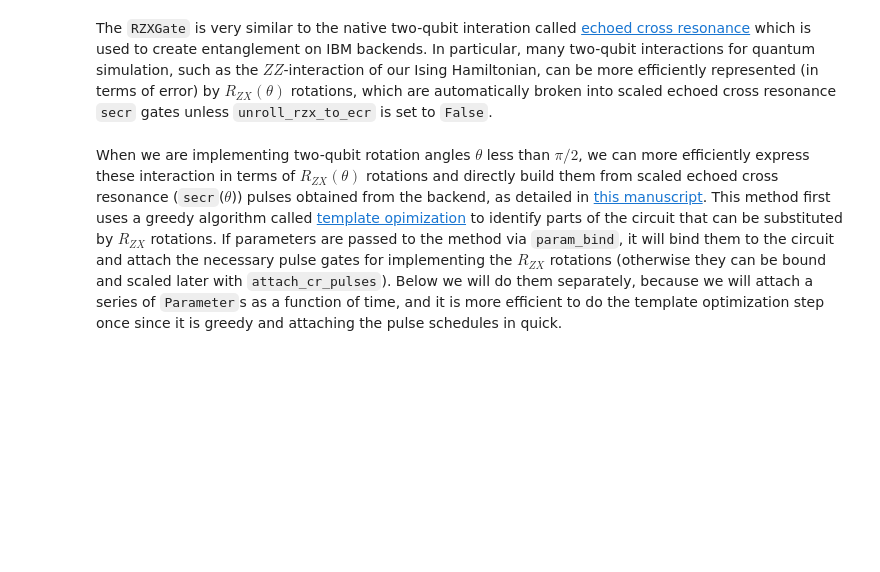
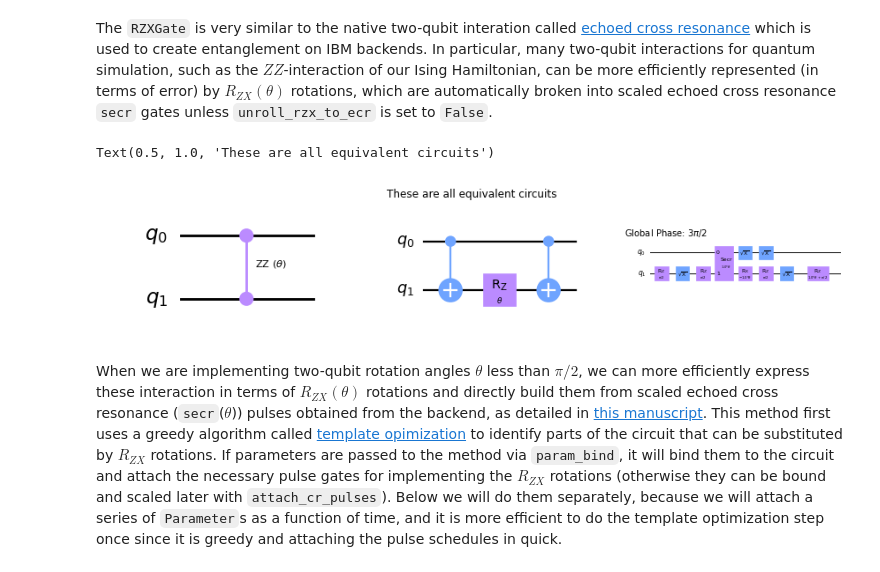
Before and after one commit to qiskit-community/qiskit-research, a Jupyter notebook: docs/getting_started.ipynb, the cells around one changed output. Cells and saved outputs as stored; diff of their text form; code cells hidden in the pictures; blank space fills up the shorter version.

```diff
--- a/docs/getting_started.ipynb
+++ b/docs/getting_started.ipynb
@@ -29,8 +29,8 @@ plt.style.use("default")
 
 IBMQ.load_account()
 provider = IBMQ.get_provider(hub='ibm-q-internal', group='deployed', project='default')
-# backend = provider.get_backend("ibm_auckland")
-backend = provider.get_backend("ibmq_qasm_simulator")
+backend = provider.get_backend("ibm_auckland")
+# backend = provider.get_backend("ibmq_qasm_simulator")
 # %% [markdown]
 ## Problem: Quantum Simulation
 
@@ -147,20 +151,23 @@ qc_rzx.draw("mpl", ax=ax2)
 # %% [markdown]
 The `RZXGate` is very similar to the native two-qubit interation called [echoed cross resonance](https://arxiv.org/abs/1603.04821) which is used to create entanglement on IBM backends. In particular, many two-qubit interactions for quantum simulation, such as the $ZZ$-interaction of our Ising Hamiltonian, can be more efficiently represented (in terms of error) by $R_{ZX}(\theta)$ rotations, which are automatically broken into scaled echoed cross resonance `secr` gates unless `unroll_rzx_to_ecr` is set to `False`.
 # %%
-# from qiskit_research.utils.convenience import scale_cr_pulses
+from qiskit_research.utils.convenience import scale_cr_pulses
 
-# theta = Parameter("$\\theta$")
+theta = Parameter("$\\theta$")
 
-# qc = QuantumCircuit(2)
-# qc.rzz(theta, 0, 1)
-# qc_cx = transpile(qc, basis_gates=["rz", "sx", "cx"])
-# qc_rzx = scale_cr_pulses(qc_cx, backend)  # unroll_rzx_to_ecr = True, param_bind = {}
+qc = QuantumCircuit(2)
+qc.rzz(theta, 0, 1)
+qc_cx = transpile(qc, basis_gates=["rz", "sx", "cx"])
+qc_rzx = scale_cr_pulses(qc_cx, backend)  # unroll_rzx_to_ecr = True, param_bind = {}
 
-# fig, (ax1, ax2, ax3) = plt.subplots(1, 3, figsize=(15, 6))
-# qc.draw("mpl", ax=ax1)
-# qc_cx.draw("mpl", ax=ax2)
-# qc_rzx.draw("mpl", ax=ax3)
-# ax2.set_title("These are all equivalent circuits")
+fig, (ax1, ax2, ax3) = plt.subplots(1, 3, figsize=(15, 6))
+qc.draw("mpl", ax=ax1)
+qc_cx.draw("mpl", ax=ax2)
+qc_rzx.draw("mpl", ax=ax3)
+ax2.set_title("These are all equivalent circuits")
+# %% [output]
+Text(0.5, 1.0, 'These are all equivalent circuits')
+[figure, added]
 # %% [markdown]
 When we are implementing two-qubit rotation angles $\theta$ less than $\pi/2$, we can more efficiently express these interaction in terms of $R_{ZX}(\theta)$ rotations and directly build them from scaled echoed cross resonance (`secr`($\theta$)) pulses obtained from the backend, as detailed in [this manuscript](http://arxiv.org/abs/2012.11660). This method first uses a greedy algorithm called [template opimization](http://arxiv.org/abs/1909.05270) to identify parts of the circuit that can be substituted by $R_{ZX}$ rotations. If parameters are passed to the method via `param_bind`, it will bind them to the circuit and attach the necessary pulse gates for implementing the $R_{ZX}$ rotations (otherwise they can be bound and scaled later with `attach_cr_pulses`). Below we will do them separately, because we will attach a series of `Parameter`s as a function of time, and it is more efficient to do the template optimization step once since it is greedy and attaching the pulse schedules in quick.
 # %%
```
Also changed, not shown: parts of 21 cells of this notebook, 1 other file.
